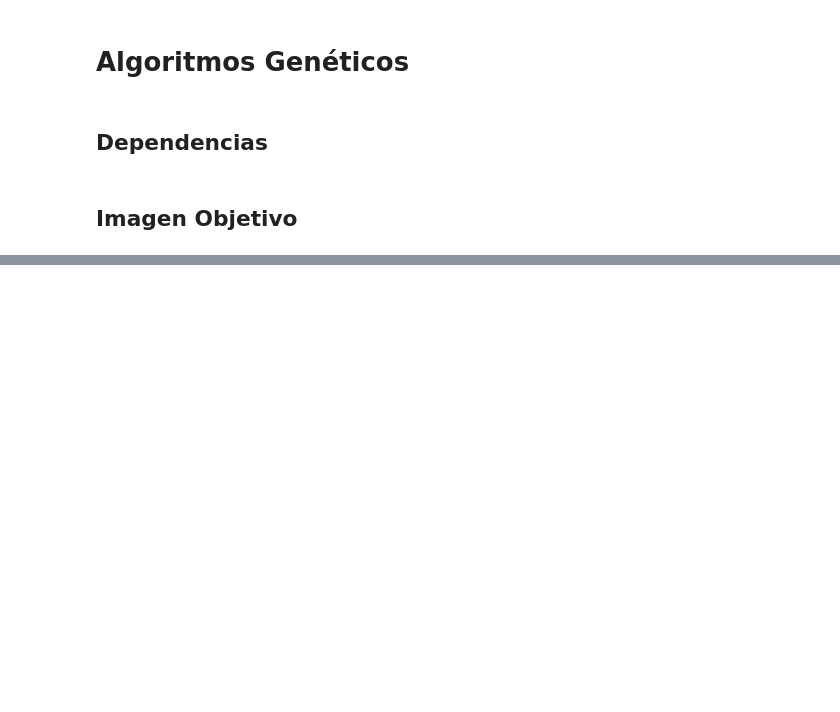
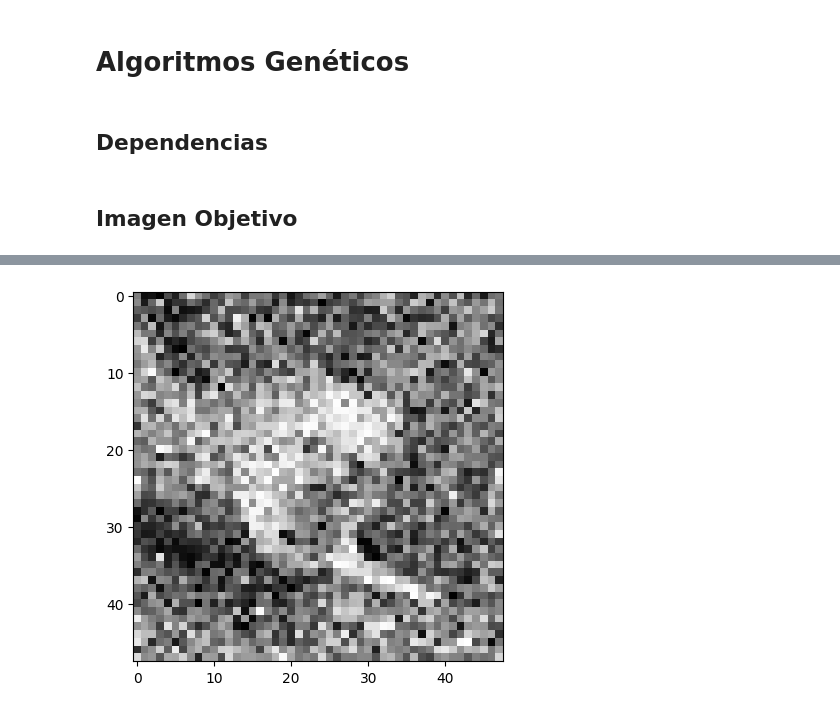
Before and after one commit to hart-venus/algoritmo-genetico, a Jupyter notebook: Main.ipynb, the cells around one changed output, grey strips where cells are left out. Cells and saved outputs as stored; diff of their text form; code cells hidden in the pictures; blank space fills up the shorter version.

Commit message:
add: genetic algorithm implementation

```diff
--- a/Main.ipynb
+++ b/Main.ipynb
@@ -19,0 +22,79 @@ plt.show()
+# %%
+# 1. Crear una generación de 100 individuos 128x128, con valores aleatorios entre 0 y 255
+def create_population(population_size, img_resolution):
+    population = []
+    for i in range(population_size):
+        population.append(np.random.randint(0, 256, img_resolution))
+    return population
+
+# 2. Calcular el fitness de cada individuo con la distancia euclidiana
+
+def euclidean_distance(img1, img2):
+    return np.sqrt(np.sum((img1 - img2) ** 2))
+
+def calculate_fitness(population, img_arr):
+    fitness = []
+    for i in range(len(population)):
+        fitness.append(euclidean_distance(population[i], img_arr))
+    return fitness
+
+# 3. Seleccionar los 10 mejores individuos
+
+def select_best_individuals(population, fitness, n):
+    best_individuals = []
+    for i in range(n):
+        best_individuals.append(population[fitness.index(min(fitness))])
+        fitness[fitness.index(min(fitness))] = float('inf')
+    return best_individuals
+
+# 4. Cruzar los 10 mejores individuos para obtener 100 nuevos individuos
+
+def crossover(best_individuals, n):
+    new_individuals = []
+    for i in range(n):
+        parent1 = best_individuals[np.random.randint(0, len(best_individuals))]
+        parent2 = best_individuals[np.random.randint(0, len(best_individuals))]
+        new_individual = np.zeros(IMG_RESOLUTION)
+        for i in range(IMG_RESOLUTION[0]):
+            for j in range(IMG_RESOLUTION[1]):
+                if np.random.random() < 0.5:
+                    new_individual[i][j] = parent1[i][j]
+                else:
+                    new_individual[i][j] = parent2[i][j]
+        new_individuals.append(new_individual)
+    return new_individuals
+
+# 5. Mutar los 100 nuevos individuos con una probabilidad del 1%
+
+def mutate(new_individuals, mutation_rate):
+    for i in range(len(new_individuals)):
+        for j in range(IMG_RESOLUTION[0]):
+            for k in range(IMG_RESOLUTION[1]):
+                if np.random.random() < mutation_rate:
+                    new_individuals[i][j][k] = np.random.randint(0, 256)
+    return new_individuals
+
+# 6. Reemplazar la generación anterior con los 100 nuevos individuos
+
+def replace_population(population, new_individuals):
+    return new_individuals
+
+# 7. Repetir los pasos 2-6 por 100 generaciones
+
+def genetic_algorithm(population_size, img_arr, img_resolution, generations):
+    population = create_population(population_size, img_resolution)
+    for i in range(generations):
+        fitness = calculate_fitness(population, img_arr)
+        best_individuals = select_best_individuals(population, fitness, 10)
+        new_individuals = crossover(best_individuals, population_size)
+        new_individuals = mutate(new_individuals, 0.01)
+        population = replace_population(population, new_individuals)
+    return population
+
+# 8. Mostrar el mejor individuo de la última generación
+
+best_individual = genetic_algorithm(100, img_arr, IMG_RESOLUTION, 200)
+plt.imshow(best_individual[0], cmap='gray', vmin=0, vmax=255)
+plt.show()
+# %% [output]
+[figure, added]
```
Also changed, not shown: parts of 2 cells of this notebook.
